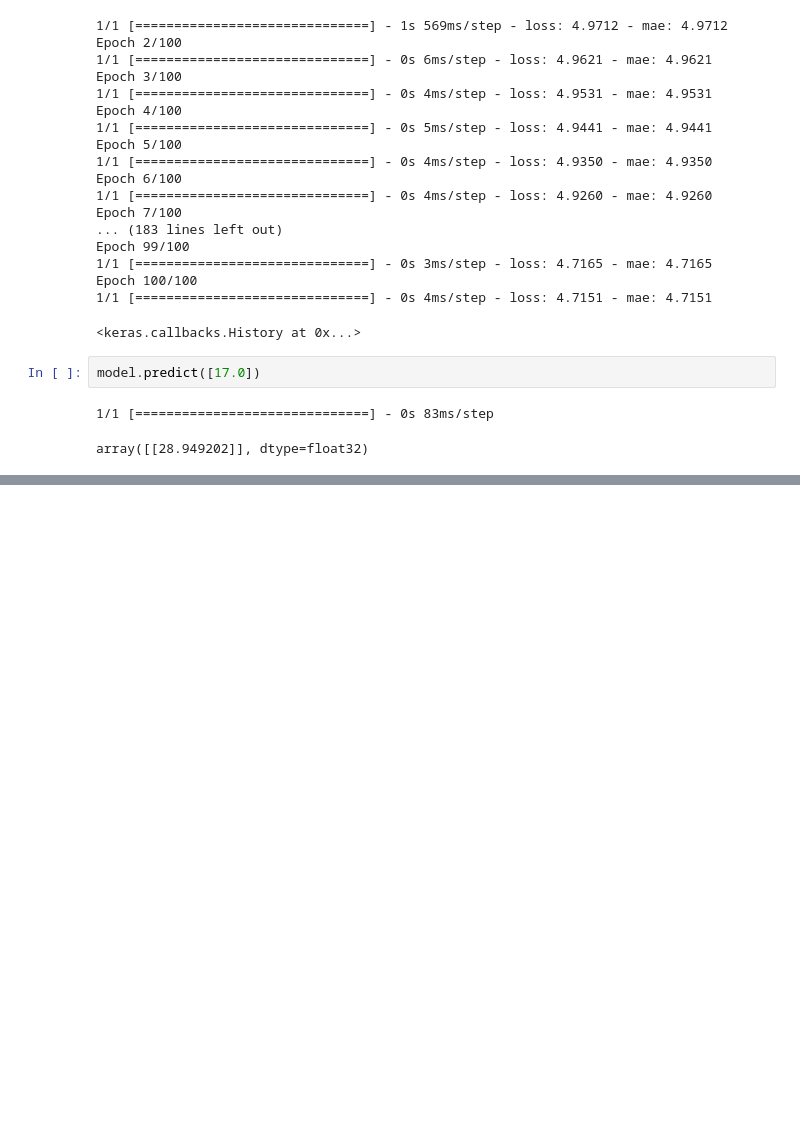
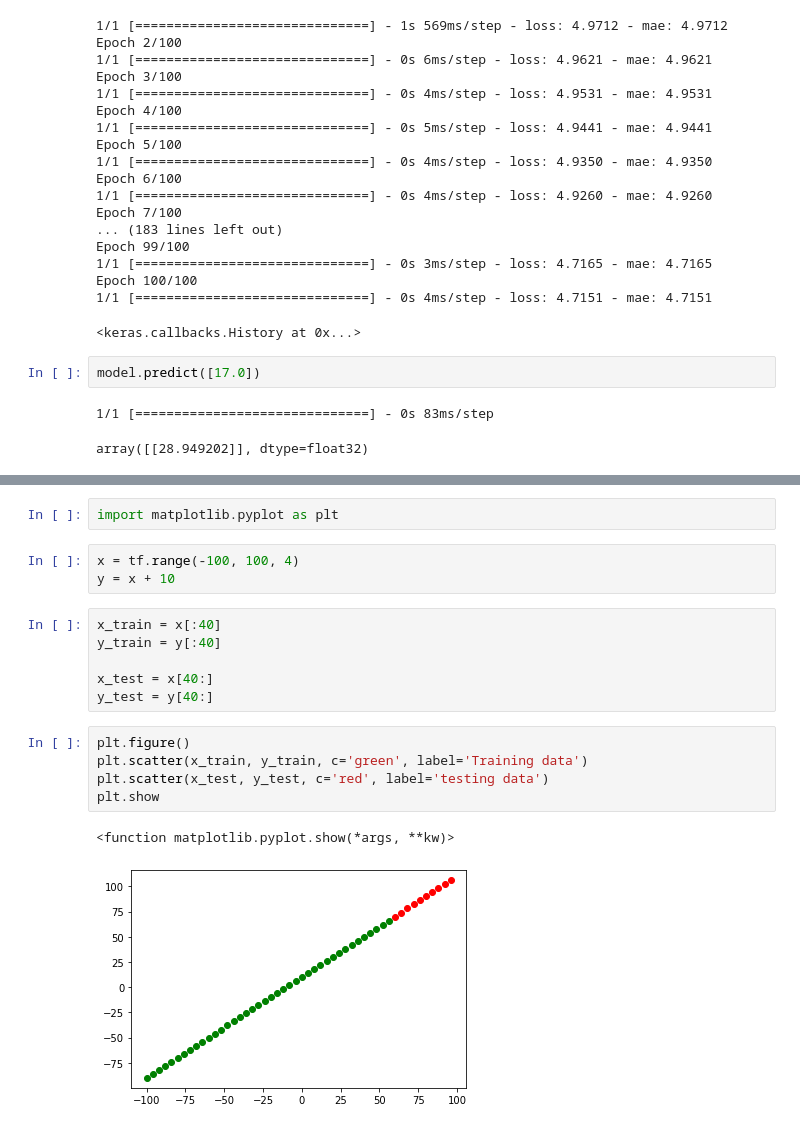
Before and after one commit to Amgonz34/learning_tensorflow, a Jupyter notebook: regression_in_tensorflow.ipynb, the cells around one changed output, grey strips where cells are left out. Saved outputs shown, nothing was run; the diff lists cells and outputs as text; blank space fills up the shorter version.

```diff
--- a/regression_in_tensorflow.ipynb
+++ b/regression_in_tensorflow.ipynb
@@ -233,0 +241,19 @@ array([[28.949202]], dtype=float32)
+# %%
+import matplotlib.pyplot as plt
+# %%
+x = tf.range(-100, 100, 4)
+y = x + 10
+# %%
+x_train = x[:40]
+y_train = y[:40]
+
+x_test = x[40:]
+y_test = y[40:]
+# %%
+plt.figure()
+plt.scatter(x_train, y_train, c='green', label='Training data')
+plt.scatter(x_test, y_test, c='red', label='testing data')
+plt.show
+# %% [output]
+<function matplotlib.pyplot.show(*args, **kw)>
+[figure, added]
```
Also changed, not shown: parts of 39 cells of this notebook, 5 other files.
